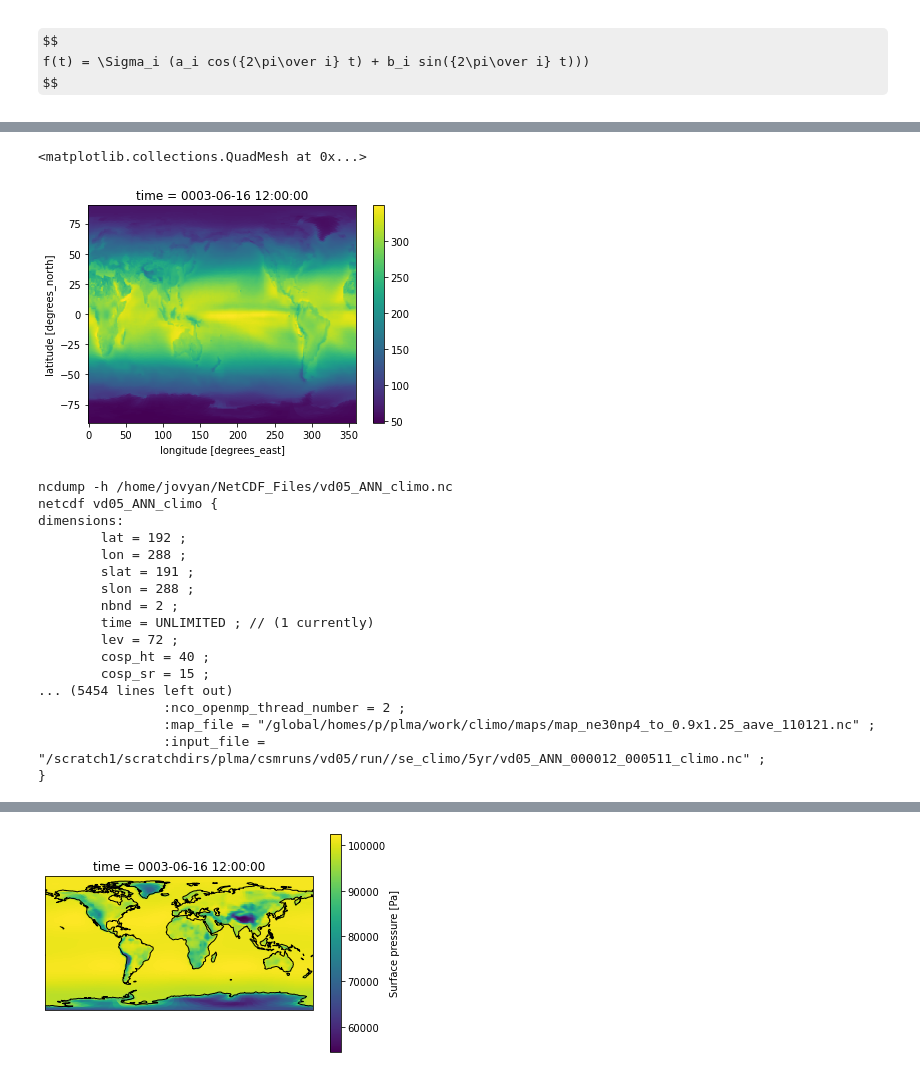
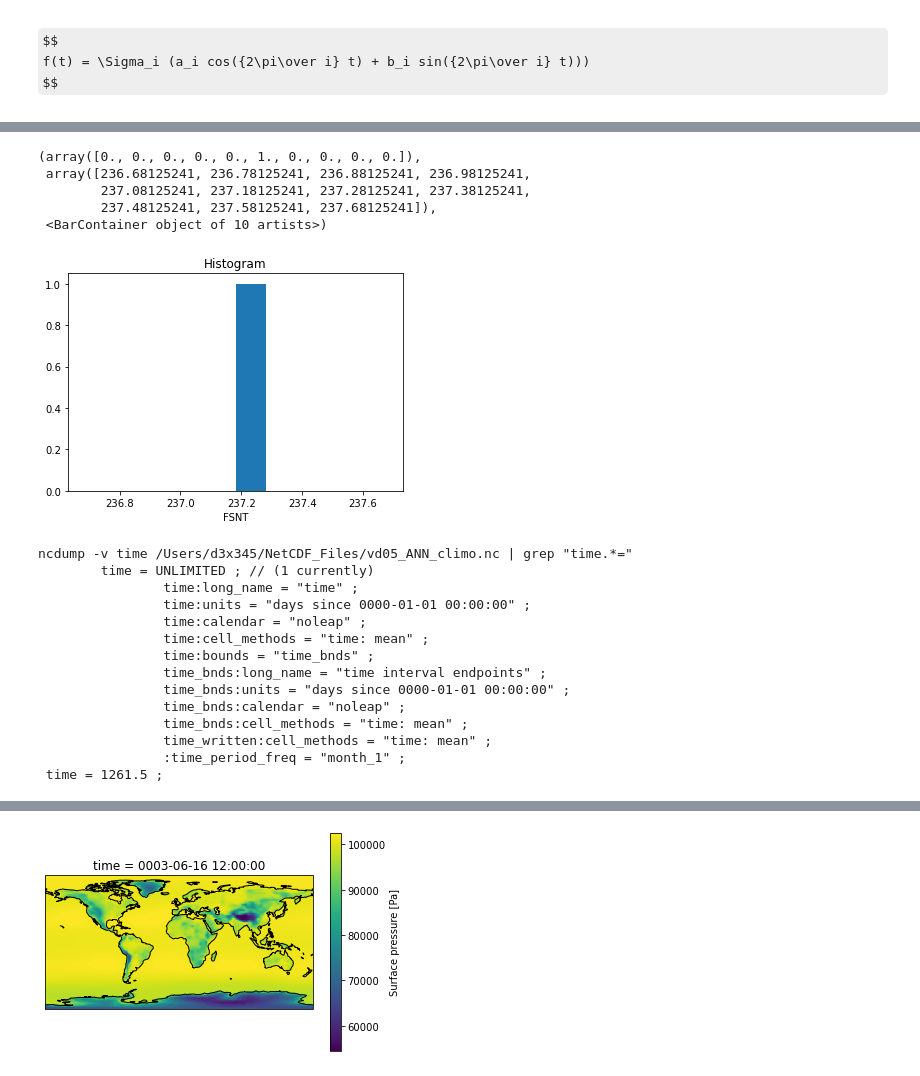
Before and after one commit to philrasch/PhilsPython, a Jupyter notebook: Examples/testing_python3.ipynb, the cells around one changed output, grey strips where cells are left out. Cells and saved outputs as stored; diff of their text form; code cells hidden in the pictures; some formulas as TeX source.

```diff
--- a/Examples/testing_python3.ipynb
+++ b/Examples/testing_python3.ipynb
@@ -139,34 +109,36 @@ more evenly divides the shape of your array.
 # %%
 FSNT = DS.FSNT
-FSNTg = FSNT.weighted(weights).mean('ncol')
+#FSNTg = FSNT.weighted(weights).mean('ncol')
+FSNTg = FSNT.weighted(weights).mean()
 FSNTg.plot()
 # %% [output]
-<matplotlib.collections.QuadMesh at 0x...>
+(array([0., 0., 0., 0., 0., 1., 0., 0., 0., 0.]),
+ array([236.68125241, 236.78125241, 236.88125241, 236.98125241,
+        237.08125241, 237.18125241, 237.28125241, 237.38125241,
+        237.48125241, 237.58125241, 237.68125241]),
+ <BarContainer object of 10 artists>)
-[figure, old version]
+[figure, new version]
 # %%
-import os
-inCmd='ncdump -h '+indir
+
+inCmd='ncdump -v time '+indir+' | grep "time.*="'
 outCmd = os.popen(inCmd).read()
 print(inCmd)
 print(outCmd)
 # %% [output]
-ncdump -h /home/jovyan/NetCDF_Files/vd05_ANN_climo.nc
-netcdf vd05_ANN_climo {
-dimensions:
-        lat = 192 ;
-        lon = 288 ;
-        slat = 191 ;
-        slon = 288 ;
-        nbnd = 2 ;
+ncdump -v time /Users/d3x345/NetCDF_Files/vd05_ANN_climo.nc | grep "time.*="
         time = UNLIMITED ; // (1 currently)
-        lev = 72 ;
-        cosp_ht = 40 ;
-        cosp_sr = 15 ;
-... (5454 lines left out)
-                :nco_openmp_thread_number = 2 ;
-                :map_file = "/global/homes/p/plma/work/climo/maps/map_ne30np4_to_0.9x1.25_aave_110121.nc" ;
-                :input_file = "/scratch1/scratchdirs/plma/csmruns/vd05/run//se_climo/5yr/vd05_ANN_000012_000511_climo.nc" ;
-}
+                time:long_name = "time" ;
+                time:units = "days since 0000-01-01 00:00:00" ;
+                time:calendar = "noleap" ;
+                time:cell_methods = "time: mean" ;
+                time:bounds = "time_bnds" ;
+                time_bnds:long_name = "time interval endpoints" ;
+                time_bnds:units = "days since 0000-01-01 00:00:00" ;
+                time_bnds:calendar = "noleap" ;
+                time_bnds:cell_methods = "time: mean" ;
+                time_written:cell_methods = "time: mean" ;
+                :time_period_freq = "month_1" ;
+ time = 1261.5 ;
 # %%
 T = DS.T
 print(T)
```
Also changed, not shown: parts of 15 cells of this notebook.
